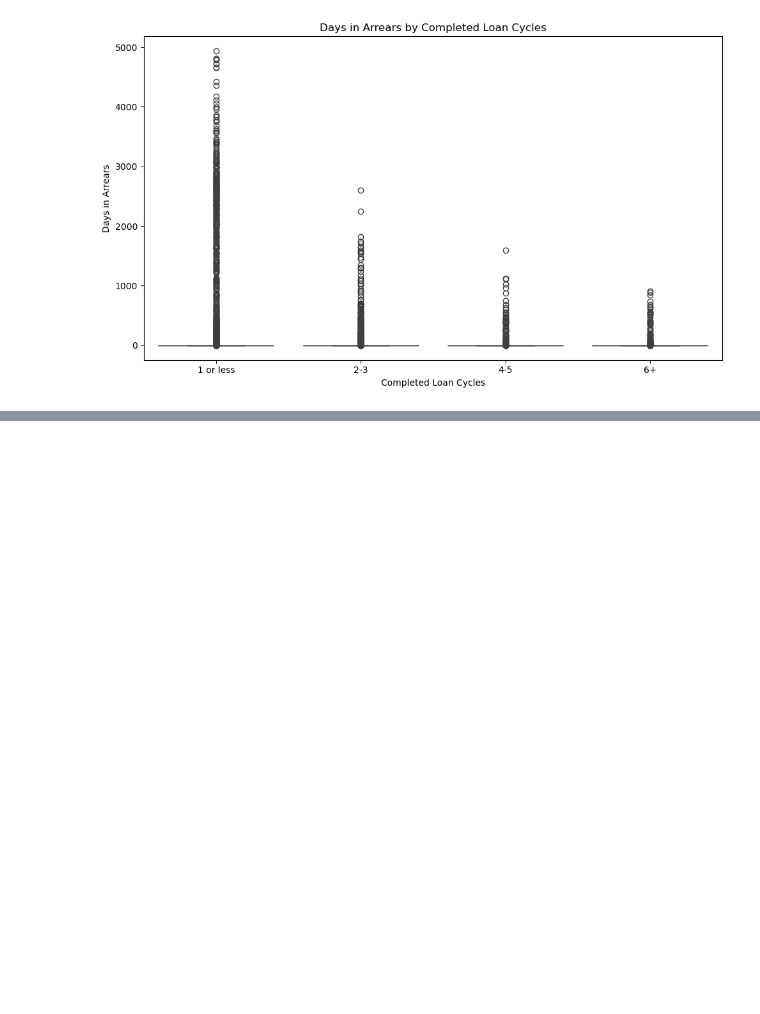
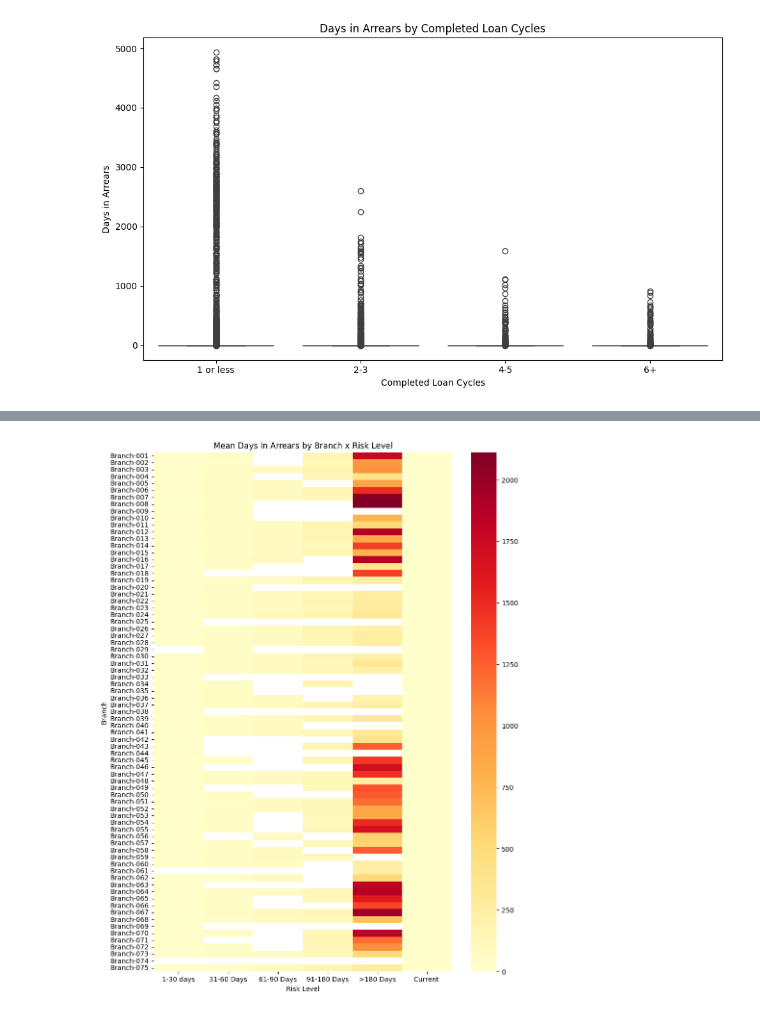
Before and after one commit to lemwaizz/DSFT_G6_Capstone, a Jupyter notebook: financial_dna.ipynb, the cells around one changed output, grey strips where cells are left out. Drawn from its saved outputs; the diff is of its cells as text; code cells hidden in the pictures; blank space fills up the shorter version.

```diff
--- a/financial_dna.ipynb
+++ b/financial_dna.ipynb
@@ -838,0 +937,3 @@ plt.show()
+# %%
+## dropping highly correlated features
+df = df.drop(columns=['Disbursed Amount'])
@@ -838,0 +978,2 @@ plt.show()
+# %%
+df = df.drop(columns=['Was Rescheduled'])
@@ -838,0 +1076,8 @@ plt.show()
+# %%
+pivot = df.pivot_table(values="Days In Arrears", index="Branch", columns="Risk Level", aggfunc="mean")
+plt.figure(figsize=(10, 14))
+sns.heatmap(pivot, cmap="YlOrRd")
+plt.title("Mean Days In Arrears by Branch x Risk Level")
+plt.show()
+# %% [output]
+[figure, added]
```
Also changed, not shown: parts of 25 cells of this notebook.
